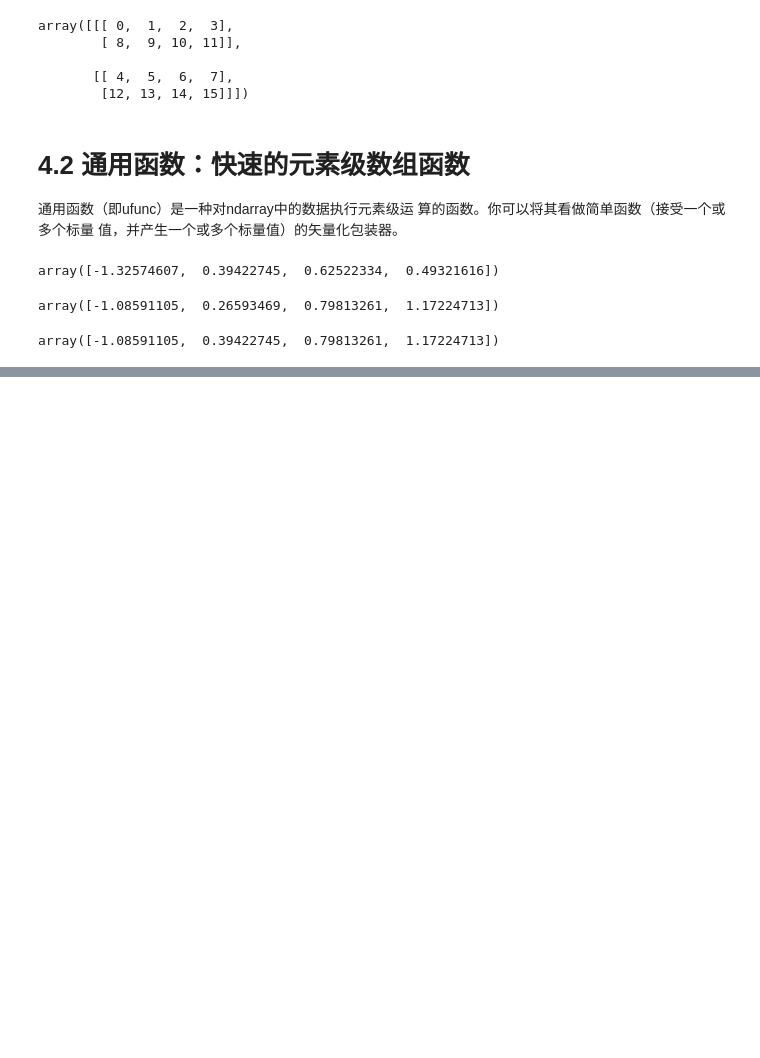
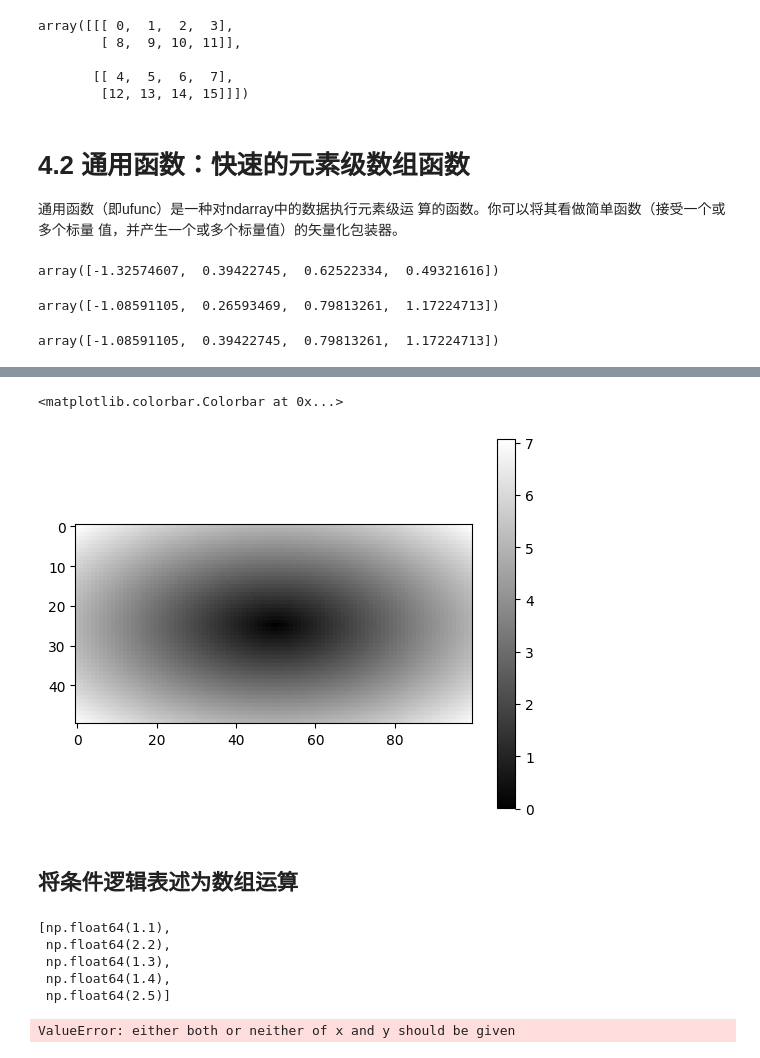
Before and after one commit to mengtao121381/py_test_usepython, a Jupyter notebook: use_python_study.ipynb, the cells around one changed output, grey strips where cells are left out. Drawn from its saved outputs; the diff is of its cells as text; code cells hidden in the pictures; blank space fills up the shorter version.

```diff
--- a/use_python_study.ipynb
+++ b/use_python_study.ipynb
@@ -234,0 +243,6 @@ array([-1.08591105,  0.39422745,  0.79813261,  1.17224713])
+# %%
+import numpy as np
+points_1 = np.arange(-5, 5, 0.1)
+points_2 = np.arange(-5, 5, 0.2)
+xs, ys = np.meshgrid(points_1, points_2)
+xs
@@ -234,0 +267,3 @@ array([-1.08591105,  0.39422745,  0.79813261,  1.17224713])
+# %%
+z = np.sqrt(xs**2 + ys**2)
+z
@@ -234,0 +284,8 @@ array([-1.08591105,  0.39422745,  0.79813261,  1.17224713])
+# %%
+import matplotlib.pyplot as plt
+plt.imshow(z, cmap=plt.cm.gray); plt.colorbar()
+# %% [output]
+<matplotlib.colorbar.Colorbar at 0x...>
+[figure, added]
+# %% [markdown]
+## 将条件逻辑表述为数组运算
@@ -234,0 +296,18 @@ array([-1.08591105,  0.39422745,  0.79813261,  1.17224713])
+# %%
+# 这有⼏个问题。第⼀，它对⼤数组的处理速度不是很快（因为所有⼯作都是由纯Python完成的）。第⼆，⽆法⽤于多维数组。
+# 若使⽤np.where，则可以将该功能写得⾮常简洁：
+result = [x if c else y for x, y, c in zip(xarr, yarr, cond)]
+result
+# %% [output]
+[np.float64(1.1),
+ np.float64(2.2),
+ np.float64(1.3),
+ np.float64(1.4),
+ np.float64(2.5)]
+# %%
+# np.where的第⼆个和第三个参数不必是数组，它们都可以是标量值。
+# 在数据分析⼯作中，where通常⽤于根据另⼀个数组⽽产⽣⼀个新的数组。
+result = np.where(cond, xarr, yarr)
+result
+# %% [output]
+ValueError: either both or neither of x and y should be given
```
Also changed, not shown: parts of 19 cells of this notebook.
